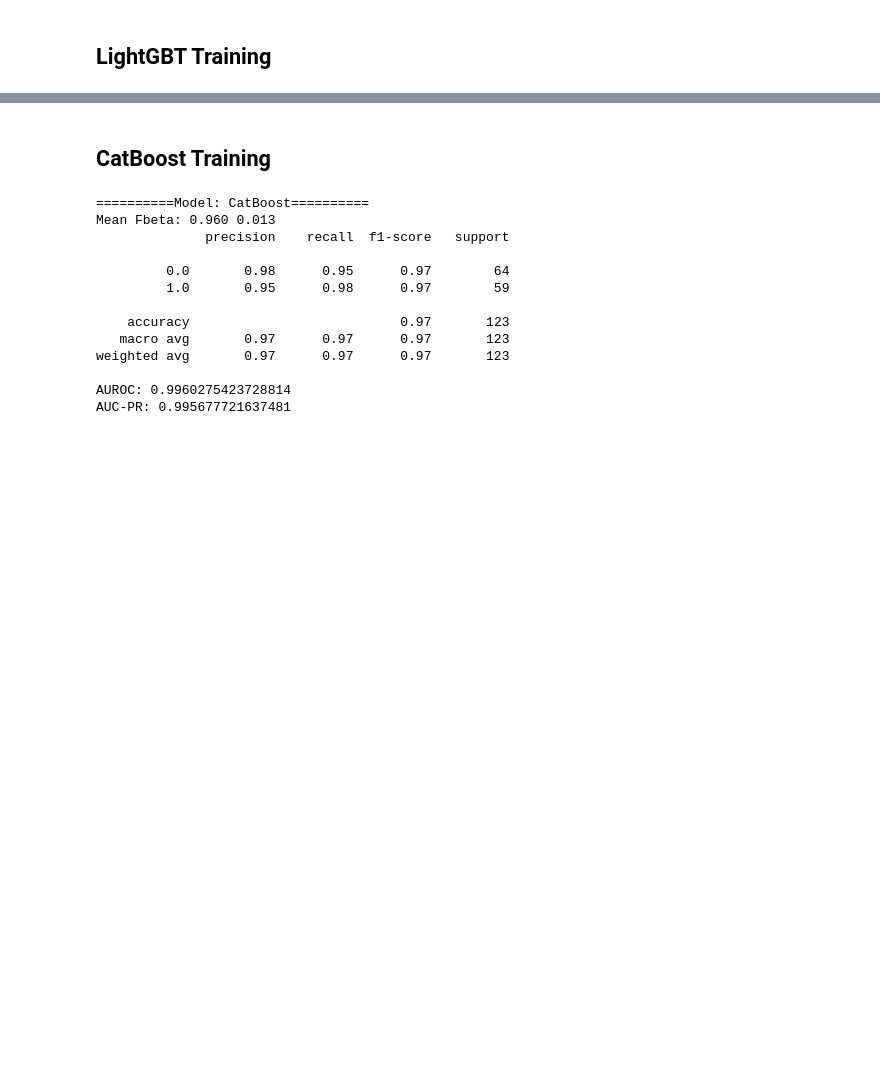
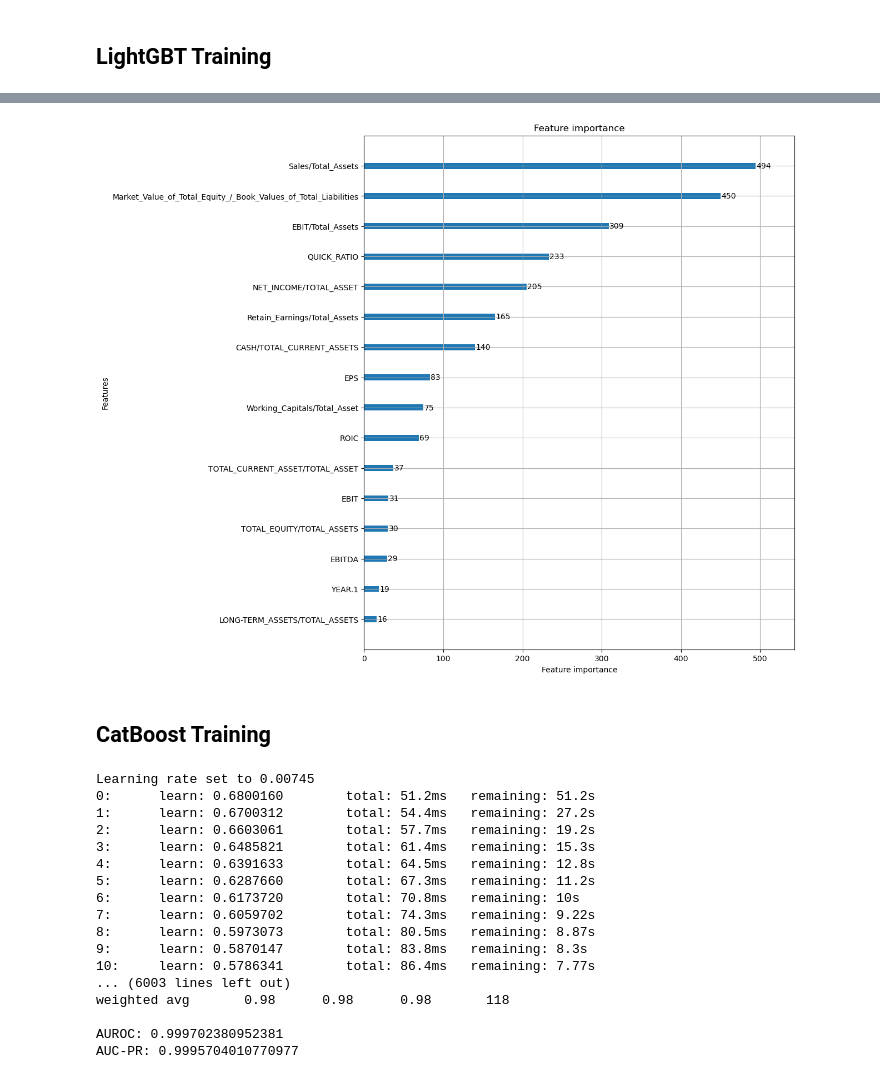
Before and after one commit to anhducbuui270802/FINANCIAL-DISTRESS-PREDICTION-, a Jupyter notebook: STEP2_BUILD_MODEL/train_model_data_2019.ipynb, the cells around one changed output, grey strips where cells are left out. Drawn from its saved outputs; the diff is of its cells as text; code cells hidden in the pictures; blank space fills up the shorter version.

```diff
--- a/STEP2_BUILD_MODEL/train_model_data_2019.ipynb
+++ b/STEP2_BUILD_MODEL/train_model_data_2019.ipynb
@@ -438,9 +466,14 @@ AUC-PR: 0.9962377169841182
+# %%
+lgb.plot_importance(lbg_model, max_num_features=25, figsize=(10, 12))
+plt.show()
+# %% [output]
+[figure, added]
 # %% [markdown]
 ## CatBoost Training
 # %%
 from catboost import CatBoostClassifier
-# Initialize XGBoost classifier
-catboost_model = XGBClassifier()
+# Initialize CatBoostClassifier classifier
+catboost_model = CatBoostClassifier()
 
 # Perform cross-validation
 scores = cross_val_score(catboost_model, X, y, cv=5, scoring=metric)
@@ -461,16 +494,20 @@ print(report)
 print(f"AUROC: {auroc}")
 print(f"AUC-PR: {auc_pr}")
 # %% [output]
-==========Model: CatBoost==========
-Mean Fbeta: 0.960 0.013
-              precision    recall  f1-score   support
+Learning rate set to 0.00745
+0:      learn: 0.6800160        total: 51.2ms   remaining: 51.2s
+1:      learn: 0.6700312        total: 54.4ms   remaining: 27.2s
+2:      learn: 0.6603061        total: 57.7ms   remaining: 19.2s
+3:      learn: 0.6485821        total: 61.4ms   remaining: 15.3s
+4:      learn: 0.6391633        total: 64.5ms   remaining: 12.8s
+5:      learn: 0.6287660        total: 67.3ms   remaining: 11.2s
+6:      learn: 0.6173720        total: 70.8ms   remaining: 10s
+7:      learn: 0.6059702        total: 74.3ms   remaining: 9.22s
+8:      learn: 0.5973073        total: 80.5ms   remaining: 8.87s
+9:      learn: 0.5870147        total: 83.8ms   remaining: 8.3s
+10:     learn: 0.5786341        total: 86.4ms   remaining: 7.77s
+... (6003 lines left out)
+weighted avg       0.98      0.98      0.98       118
 
-         0.0       0.98      0.95      0.97        64
-         1.0       0.95      0.98      0.97        59
-
-    accuracy                           0.97       123
-   macro avg       0.97      0.97      0.97       123
-weighted avg       0.97      0.97      0.97       123
-
-AUROC: 0.9960275423728814
-AUC-PR: 0.995677721637481
+AUROC: 0.999702380952381
+AUC-PR: 0.9995704010770977
```
Also changed, not shown: parts of 19 cells of this notebook, 22 other files.
